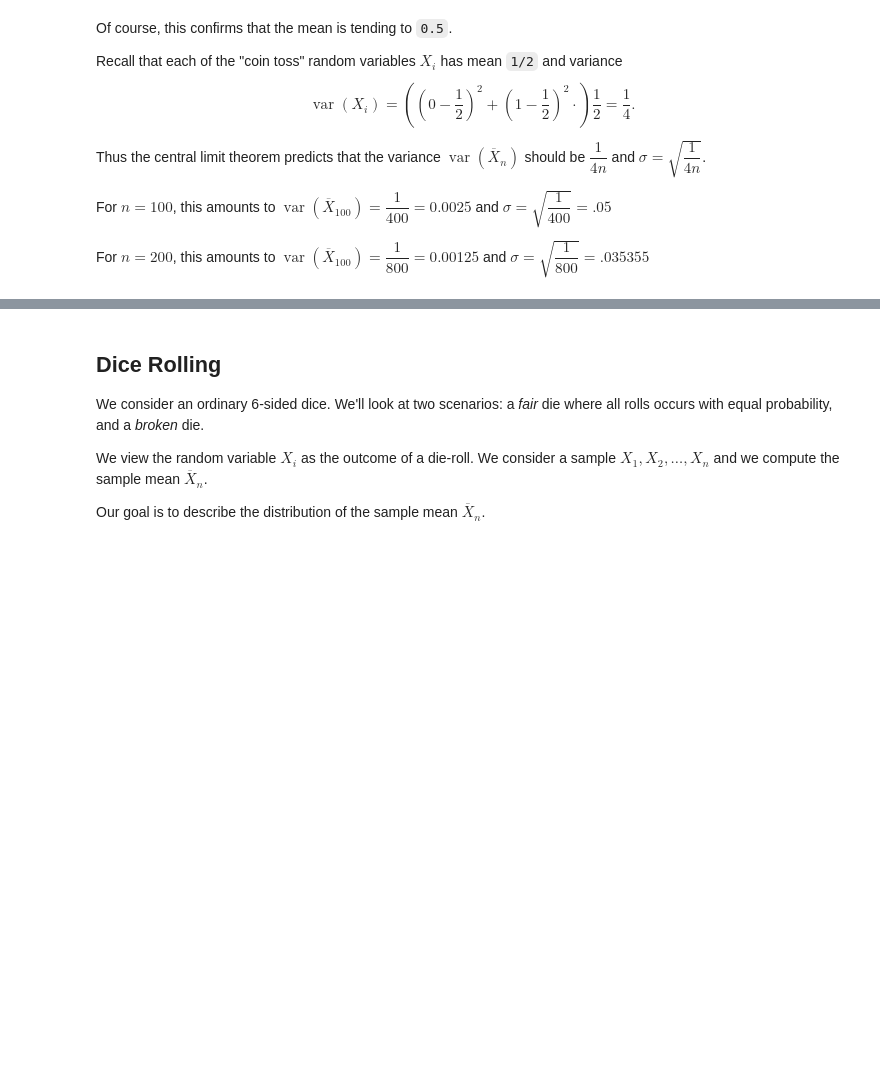
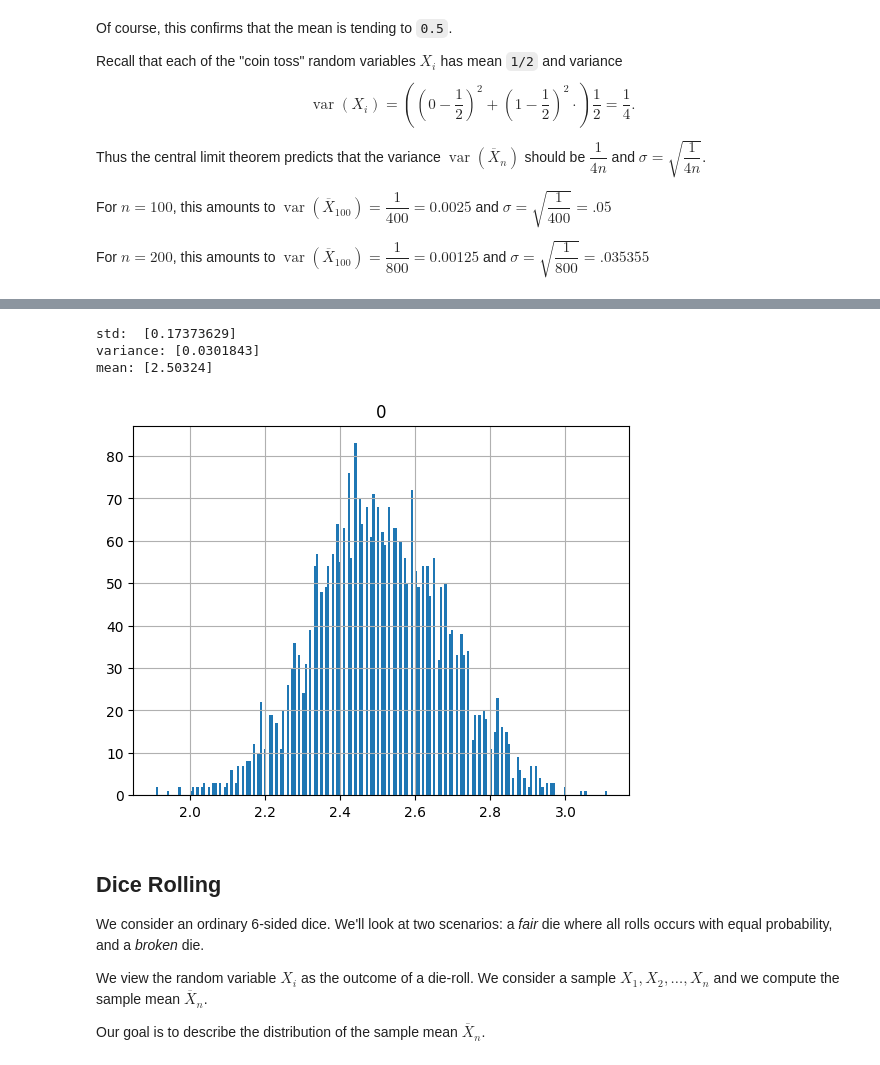
Before and after one commit to gmcninch-tufts/2025-Sp-Math087, a Jupyter notebook: course-content/week09-01--statistics.ipynb, the cells around one changed output, grey strips where cells are left out. Saved outputs shown, nothing was run; the diff lists cells and outputs as text; code cells hidden in the pictures; blank space fills up the shorter version.

```diff
--- a/course-content/week09-01--statistics.ipynb
+++ b/course-content/week09-01--statistics.ipynb
@@ -559,9 +572,14 @@ print(report(cd_200))
 # %%
 # 3000 trials, each consisting of 100 dice rolls
 cd_100=distribution(3000,100,results=range(6))
 
-cd_100.hist(bins=30)
+cd_100.hist(bins=200)
 print(report(cd_100))
+# %% [output]
+std:  [0.17373629]
+variance: [0.0301843]
+mean: [2.50324]
+[figure, added]
 # %%
 cd_200.hist(bins=30)
 print(report(cd_200))
```
Also changed, not shown: parts of 7 cells of this notebook, 4 other files.
